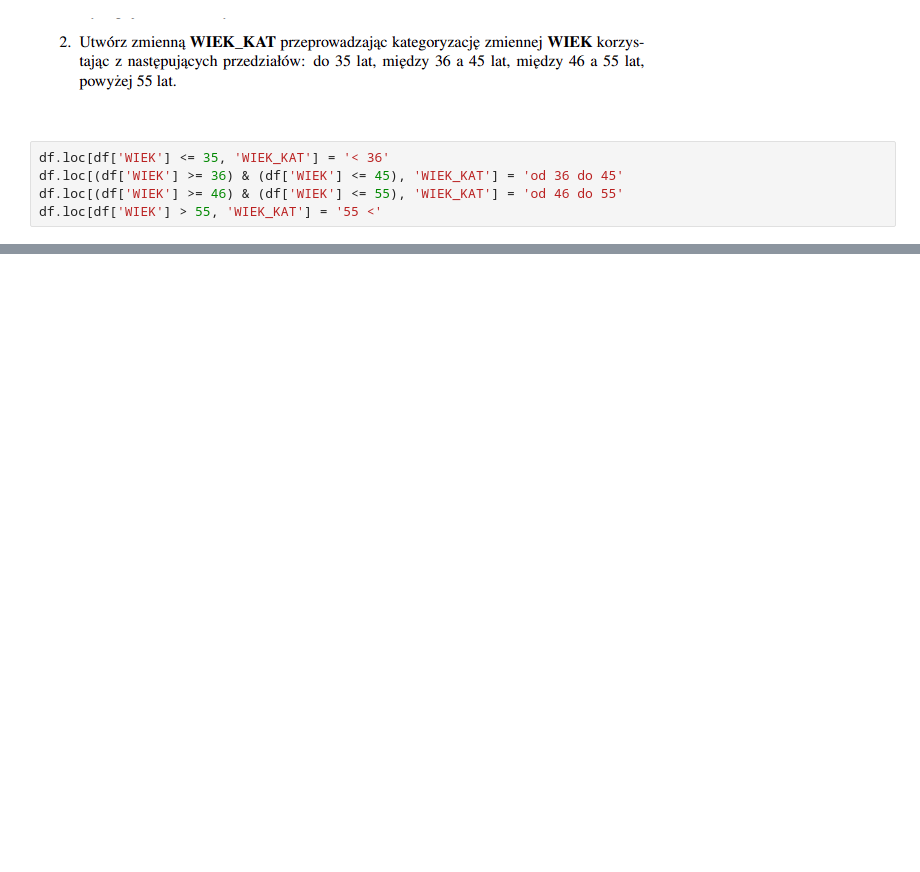
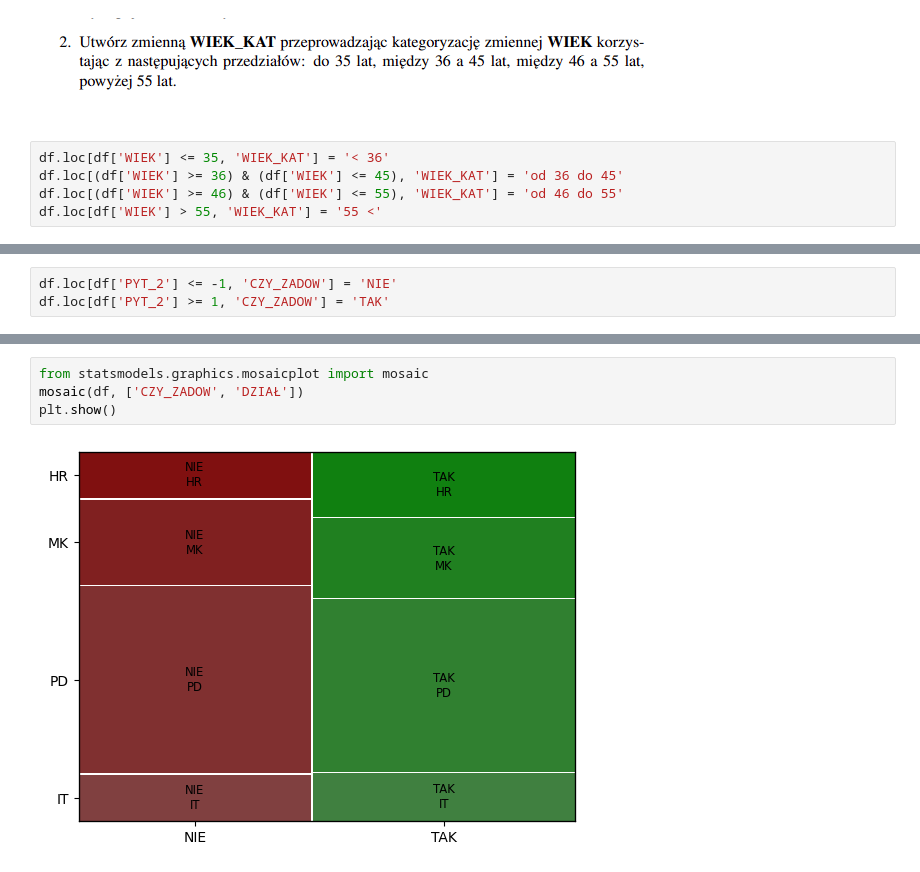
Before and after one commit to rafglo/Analysis-of-Survey-Data, a Jupyter notebook: lista1.ipynb, the cells around one changed output, grey strips where cells are left out. Cells and saved outputs as stored; diff of their text form; blank space fills up the shorter version.

```diff
--- a/lista1.ipynb
+++ b/lista1.ipynb
@@ -52,0 +210,3 @@ df
+# %%
+df.loc[df['PYT_2'] <= -1, 'CZY_ZADOW'] = 'NIE'
+df.loc[df['PYT_2'] >= 1, 'CZY_ZADOW'] = 'TAK'
@@ -52,0 +229,6 @@ df
+# %%
+from statsmodels.graphics.mosaicplot import mosaic
+mosaic(df, ['CZY_ZADOW', 'DZIAŁ'])
+plt.show()
+# %% [output]
+[figure, added]
```
Also changed, not shown: parts of 21 cells of this notebook.
